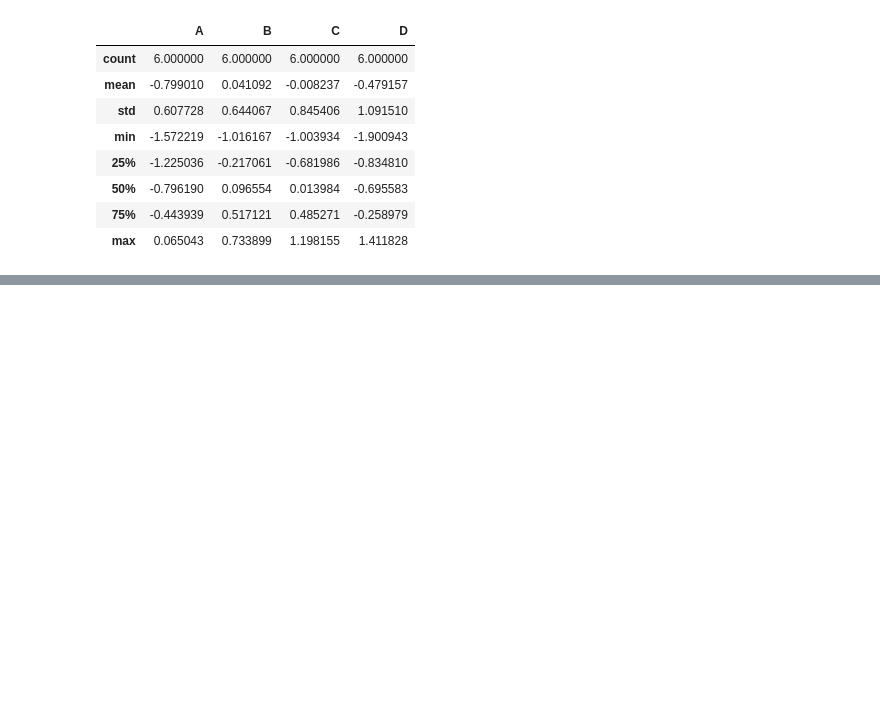
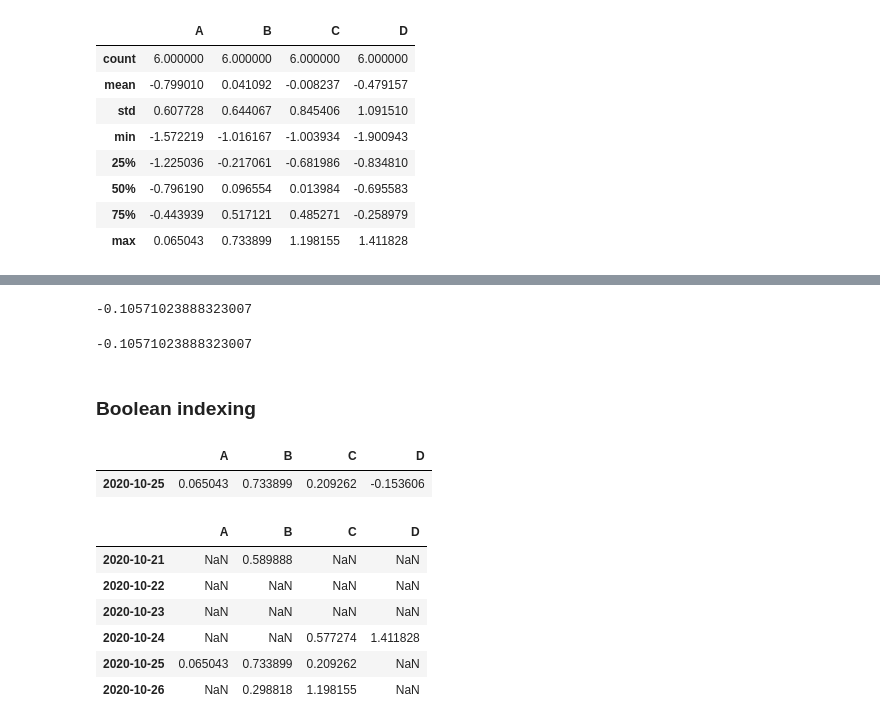
Before and after one commit to Rainbowpen/AI_and_security_2020, a Jupyter notebook: 20201021_pandas_in_ten_min.ipynb, the cells around one changed output, grey strips where cells are left out. Drawn from its saved outputs; the diff is of its cells as text; code cells hidden in the pictures; blank space fills up the shorter version.

```diff
--- a/20201021_pandas_in_ten_min.ipynb
+++ b/20201021_pandas_in_ten_min.ipynb
@@ -130,0 +234,25 @@ df.describe()
+# %%
+df.iloc[1, 1]
+# %% [output]
+-0.10571023888323007
+# %%
+df.iat[1, 1]
+# %% [output]
+-0.10571023888323007
+# %% [markdown]
+### Boolean indexing
+# %%
+df[df['A'] > 0]
+# %% [output]
+|  | A | B | C | D |
+| 2020-10-25 | 0.065043 | 0.733899 | 0.209262 | -0.153606 |
+# %%
+df[df > 0]
+# %% [output]
+|  | A | B | C | D |
+| 2020-10-21 | NaN | 0.589888 | NaN | NaN |
+| 2020-10-22 | NaN | NaN | NaN | NaN |
+| 2020-10-23 | NaN | NaN | NaN | NaN |
+| 2020-10-24 | NaN | NaN | 0.577274 | 1.411828 |
+| 2020-10-25 | 0.065043 | 0.733899 | 0.209262 | NaN |
+| 2020-10-26 | NaN | 0.298818 | 1.198155 | NaN |
```
Also changed, not shown: parts of 18 cells of this notebook.
